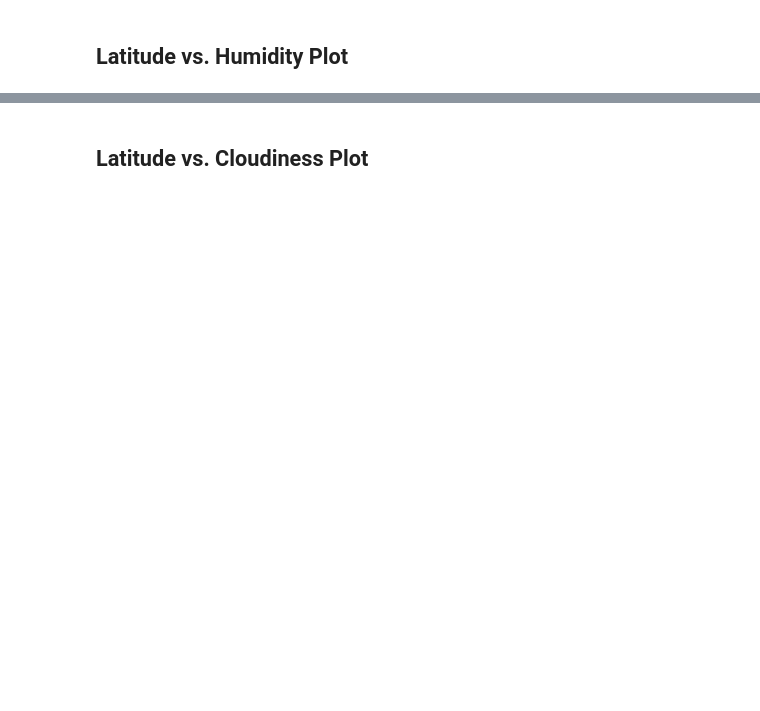
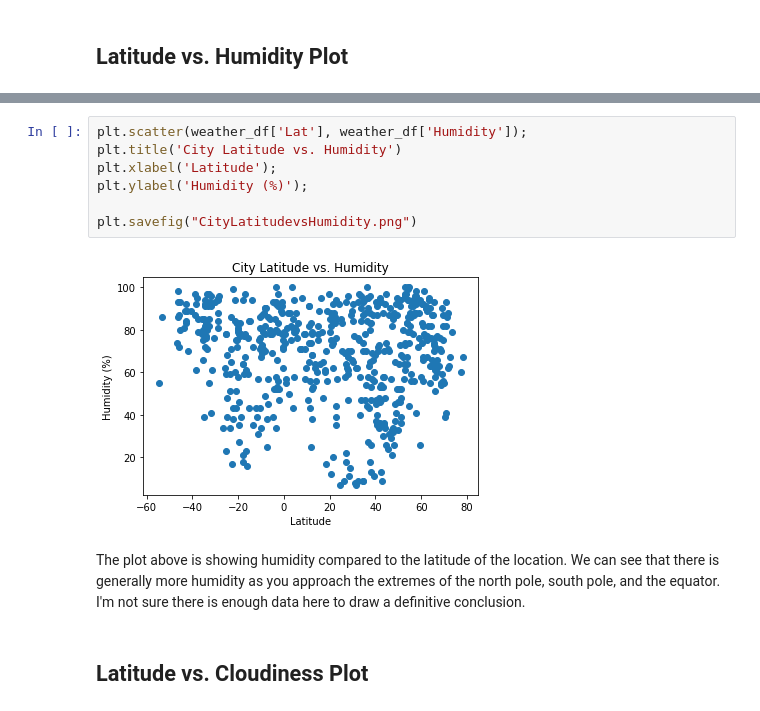
Before and after one commit to dtmurphy6/python-api-challenge, a Jupyter notebook: WeatherPy.ipynb, the cells around one changed output, grey strips where cells are left out. Drawn from its saved outputs; the diff is of its cells as text; blank space fills up the shorter version.

```diff
--- a/WeatherPy.ipynb
+++ b/WeatherPy.ipynb
@@ -141,2 +221,13 @@ Int64Index([], dtype='int64')
+# %%
+plt.scatter(weather_df['Lat'], weather_df['Humidity']);
+plt.title('City Latitude vs. Humidity')
+plt.xlabel('Latitude');
+plt.ylabel('Humidity (%)');
+
+plt.savefig("CityLatitudevsHumidity.png")
+# %% [output]
+[figure, added]
+# %% [markdown]
+The plot above is showing humidity compared to the latitude of the location. We can see that there is generally more humidity as you approach the extremes of the north pole, south pole, and the equator. I'm not sure there is enough data here to draw a definitive conclusion.
 # %% [markdown]
 ## Latitude vs. Cloudiness Plot
```
Also changed, not shown: parts of 42 cells of this notebook, 13 other files.
